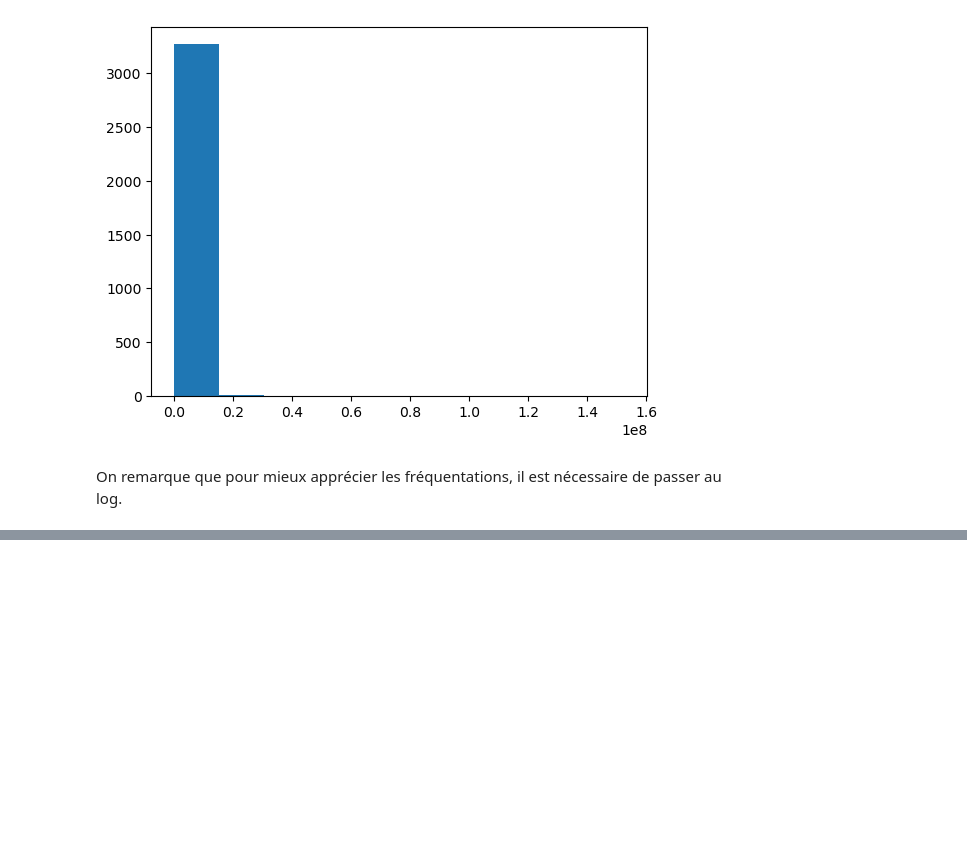
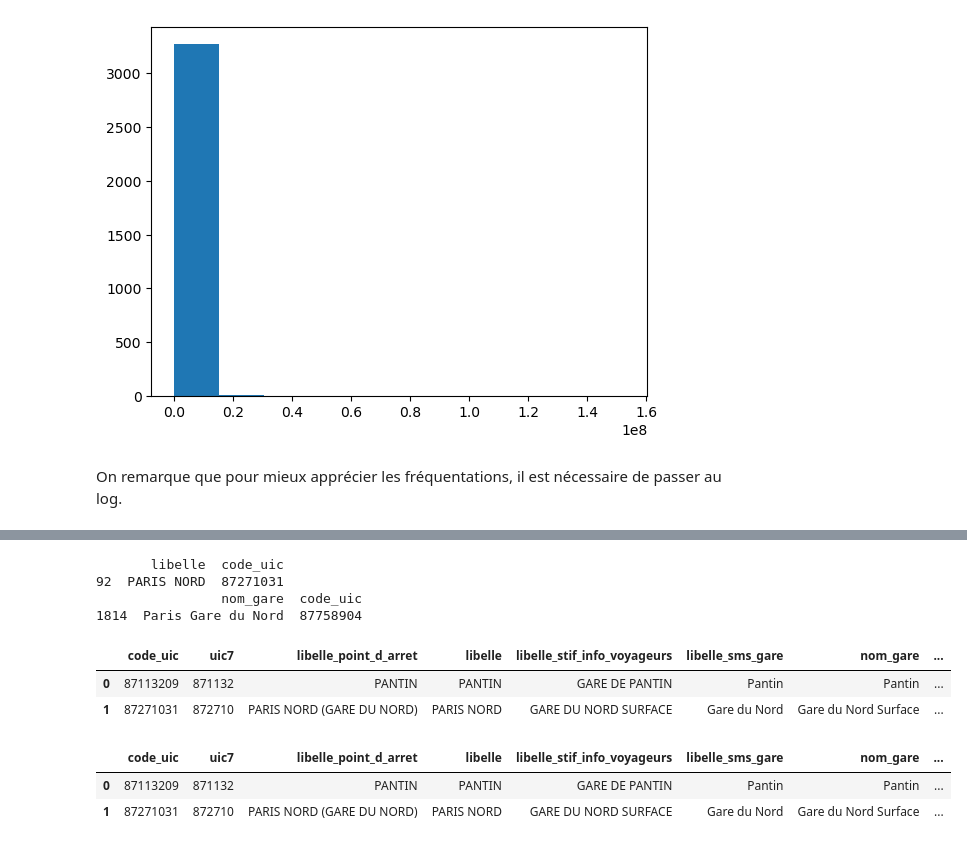
Before and after one commit to DiegoRenaud/Exercice, a Jupyter notebook: Notebook_final.ipynb, the cells around one changed output, grey strips where cells are left out. Saved outputs shown, nothing was run; the diff lists cells and outputs as text; code cells hidden in the pictures; blank space fills up the shorter version.

```diff
--- a/Notebook_final.ipynb
+++ b/Notebook_final.ipynb
@@ -94,0 +139,36 @@ On remarque que pour mieux apprécier les fréquentations, il est nécessaire de
+# %%
+#Mise en évidence de l'erreur
+print(df_region_idf_initial[df_region_idf_initial['libelle']=="PARIS NORD"][['libelle', 'code_uic']])
+print(df_gares_manquantes[df_gares_manquantes['nom_gare']== "Paris Gare du Nord"][['nom_gare', 'code_uic']])
+# %% [output]
+       libelle  code_uic
+92  PARIS NORD  87271031
+                nom_gare  code_uic
+1814  Paris Gare du Nord  87758904
+# %%
+#Rectification de l'erreur, puis réiteration de l'opération qui récupère uniquement les gares manquantes
+df_gares_manquantes.loc[df_gares_manquantes['nom_gare']=="Paris Gare du Nord", "code_uic"] = "87271031"
+df_region_idf = df_region_idf_initial[df_region_idf_initial.code_uic.isin(df_gares_manquantes['code_uic'])==True]
+
+#Pour simplifier, reset de l'index
+df_region_idf.reset_index(inplace = True)
+df_region_idf = df_region_idf.drop('index', axis=1)
+df_region_idf.head(2)
+# %% [output]
+|  | code_uic | uic7 | libelle_point_d_arret | libelle | libelle_stif_info_voyageurs | libelle_sms_gare | nom_gare | ... |
+| 0 | 87113209 | 871132 | PANTIN | PANTIN | GARE DE PANTIN | Pantin | Pantin | ... |
+| 1 | 87271031 | 872710 | PARIS NORD (GARE DU NORD) | PARIS NORD | GARE DU NORD SURFACE | Gare du Nord | Gare du Nord Surface | ... |
+# %%
+#Récuperation des donnees gps pour la nouvelle base de donnees : séparation des données géographiques en 2 colonnes (latitude et longitude)
+df_region_idf['x_wgs84'] = [0]*len(df_region_idf)
+df_region_idf['y_wgs84'] = [0]*len(df_region_idf)
+
+for i in range(len(df_region_idf)):
+    df_region_idf.loc[i,'x_wgs84'] = df_region_idf['coord_gps_wgs84'][i]['lon']
+    df_region_idf.loc[i,'y_wgs84'] = df_region_idf['coord_gps_wgs84'][i]['lat']
+
+df_region_idf.head(2)
+# %% [output]
+|  | code_uic | uic7 | libelle_point_d_arret | libelle | libelle_stif_info_voyageurs | libelle_sms_gare | nom_gare | ... |
+| 0 | 87113209 | 871132 | PANTIN | PANTIN | GARE DE PANTIN | Pantin | Pantin | ... |
+| 1 | 87271031 | 872710 | PARIS NORD (GARE DU NORD) | PARIS NORD | GARE DU NORD SURFACE | Gare du Nord | Gare du Nord Surface | ... |
```
Also changed, not shown: parts of 25 cells of this notebook, 1 other file.
